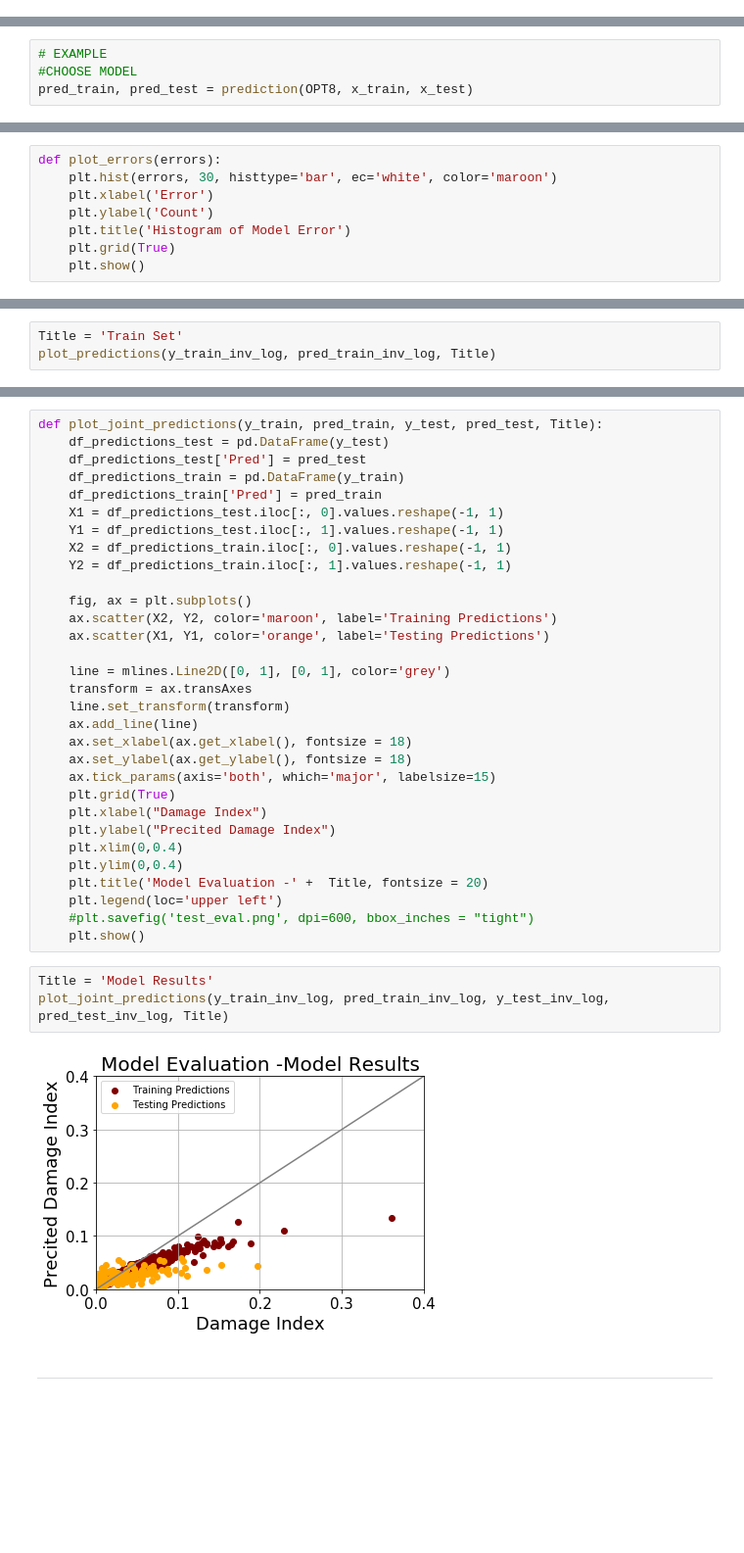
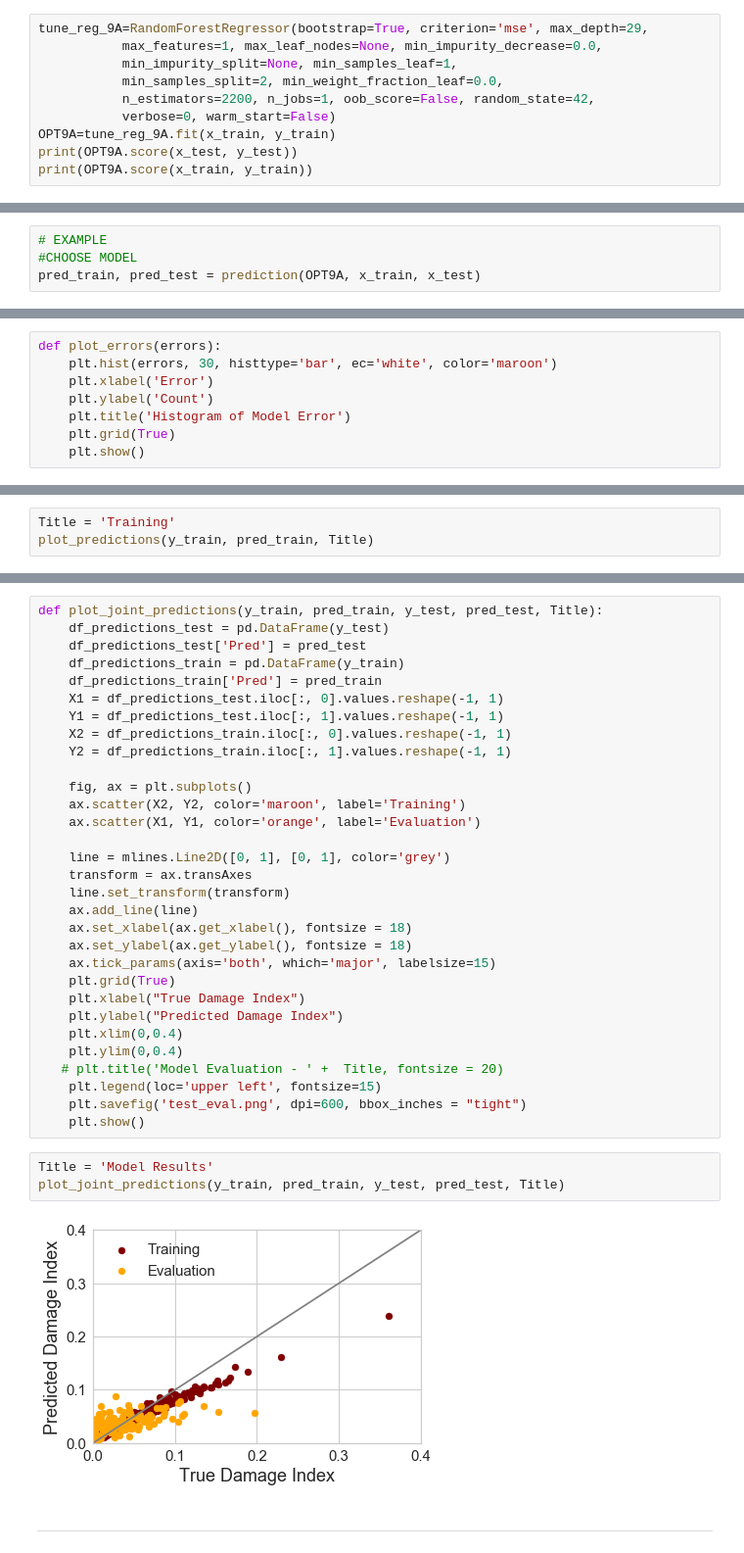
Before and after one commit to l-szczyrba/PR_Maria_RandomForest, a Jupyter notebook: RandomForest.ipynb, the cells around one changed output, grey strips where cells are left out. Shown at 98% size. Saved outputs shown, nothing was run; the diff lists cells and outputs as text; blank space fills up the shorter version.

Commit message:
updated plots for WIP

```diff
--- a/RandomForest.ipynb
+++ b/RandomForest.ipynb
@@ -582,0 +622,10 @@ print(OPT9.score(x_train, y_train))
+# %%
+tune_reg_9A=RandomForestRegressor(bootstrap=True, criterion='mse', max_depth=29,
+           max_features=1, max_leaf_nodes=None, min_impurity_decrease=0.0,
+           min_impurity_split=None, min_samples_leaf=1,
+           min_samples_split=2, min_weight_fraction_leaf=0.0,
+           n_estimators=2200, n_jobs=1, oob_score=False, random_state=42,
+           verbose=0, warm_start=False)
+OPT9A=tune_reg_9A.fit(x_train, y_train)
+print(OPT9A.score(x_test, y_test))
+print(OPT9A.score(x_train, y_train))
@@ -622,7 +674,7 @@ def prediction(model, x_train, x_test):
 # %%
 # EXAMPLE
 #CHOOSE MODEL
-pred_train, pred_test = prediction(OPT8, x_train, x_test)
+pred_train, pred_test = prediction(OPT9A, x_train, x_test)
 # %% [markdown]
 ### If Log Target
 # %%
@@ -732,4 +796,4 @@ plot_predictions(y_test_inv_log, pred_test_inv_log, Title)
 # %%
-Title = 'Train Set'
-plot_predictions(y_train_inv_log, pred_train_inv_log, Title)
+Title = 'Training'
+plot_predictions(y_train, pred_train, Title)
 # %% [output]
@@ -746,8 +810,8 @@ def plot_joint_predictions(y_train, pred_train, y_test, pred_test, Title):
     Y2 = df_predictions_train.iloc[:, 1].values.reshape(-1, 1)
 
     fig, ax = plt.subplots()
-    ax.scatter(X2, Y2, color='maroon', label='Training Predictions')
-    ax.scatter(X1, Y1, color='orange', label='Testing Predictions')
+    ax.scatter(X2, Y2, color='maroon', label='Training')
+    ax.scatter(X1, Y1, color='orange', label='Evaluation')
 
     line = mlines.Line2D([0, 1], [0, 1], color='grey')
     transform = ax.transAxes
@@ -757,19 +821,19 @@ def plot_joint_predictions(y_train, pred_train, y_test, pred_test, Title):
     ax.set_ylabel(ax.get_ylabel(), fontsize = 18)
     ax.tick_params(axis='both', which='major', labelsize=15)
     plt.grid(True)
-    plt.xlabel("Damage Index")
-    plt.ylabel("Precited Damage Index")
+    plt.xlabel("True Damage Index")
+    plt.ylabel("Predicted Damage Index")
     plt.xlim(0,0.4)
     plt.ylim(0,0.4)
-    plt.title('Model Evaluation -' +  Title, fontsize = 20)
-    plt.legend(loc='upper left')
-    #plt.savefig('test_eval.png', dpi=600, bbox_inches = "tight")
+   # plt.title('Model Evaluation - ' +  Title, fontsize = 20)
+    plt.legend(loc='upper left', fontsize=15)
+    plt.savefig('test_eval.png', dpi=600, bbox_inches = "tight")
     plt.show()
 # %%
 Title = 'Model Results'
-plot_joint_predictions(y_train_inv_log, pred_train_inv_log, y_test_inv_log, pred_test_inv_log, Title)
+plot_joint_predictions(y_train, pred_train, y_test, pred_test, Title)
 # %% [output]
-[figure, old version]
+[figure, new version]
 # %% [markdown]
 -----------
 # %% [markdown]
```
Also changed, not shown: parts of 45 cells of this notebook, 14 other files.
